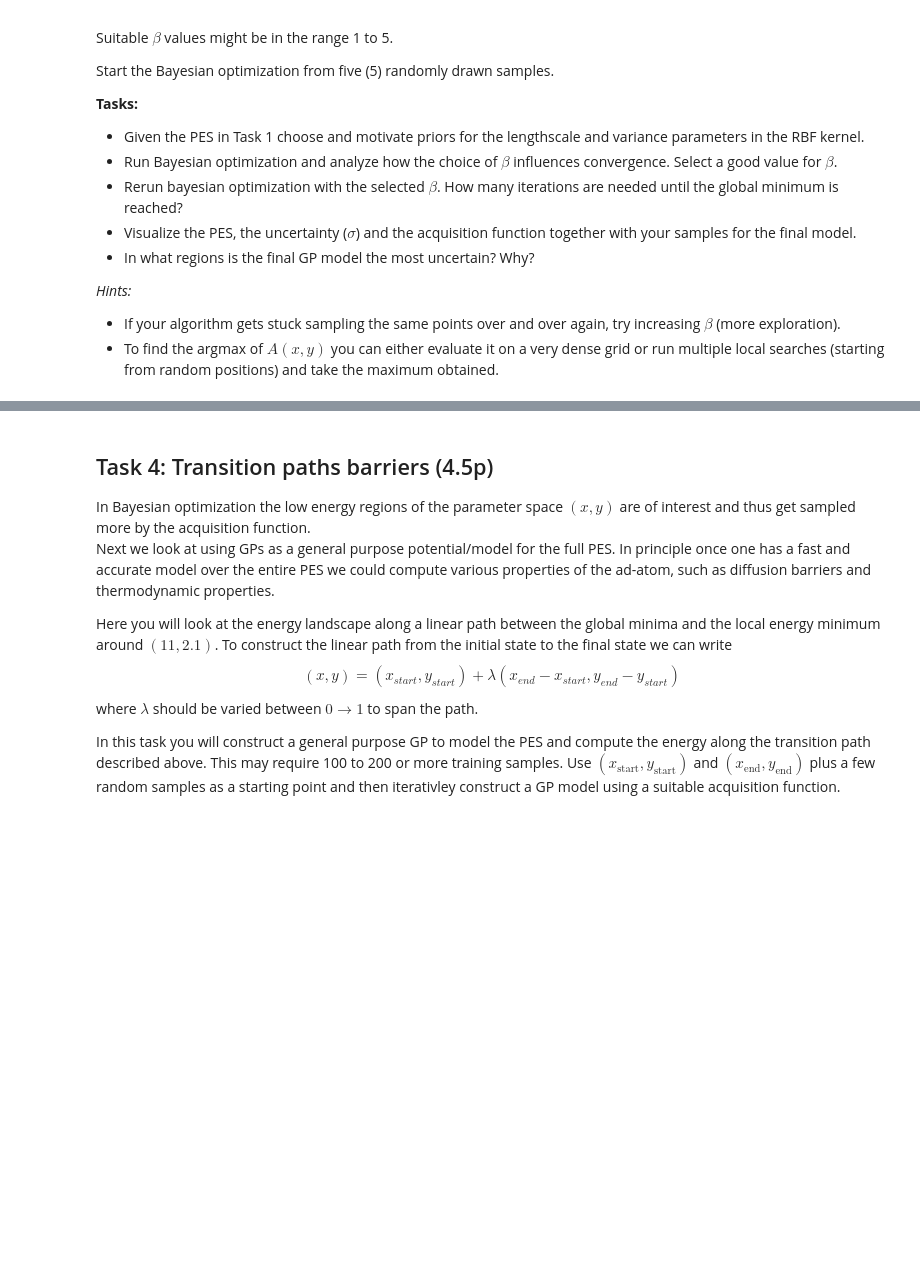
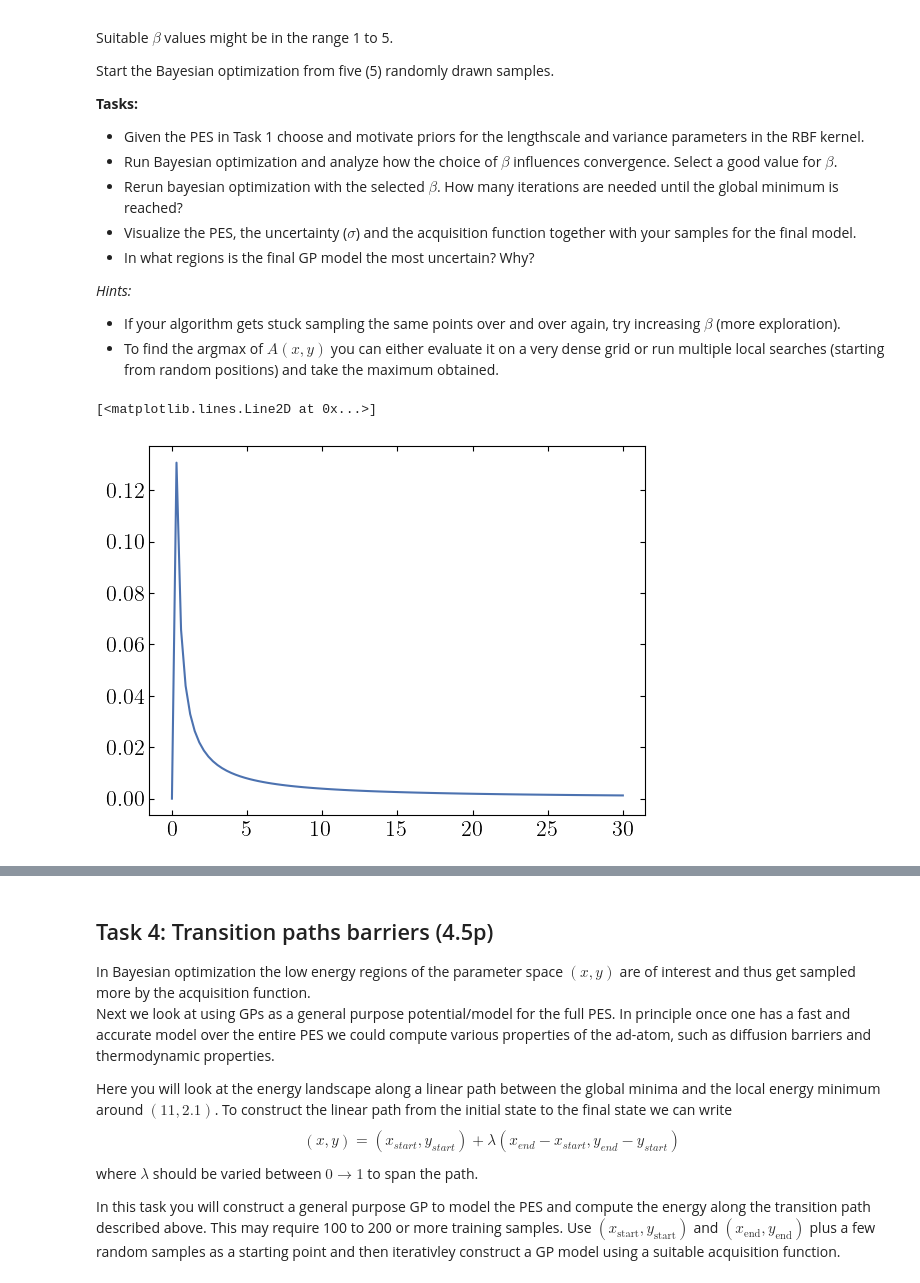
Before and after one commit to j-haralds/Advanced_sim, a Jupyter notebook: project_2b_shared/Jesper_project_2b.ipynb, the cells around one changed output, grey strips where cells are left out. Cells and saved outputs as stored; diff of their text form; code cells hidden in the pictures; blank space fills up the shorter version.

```diff
--- a/project_2b_shared/Jesper_project_2b.ipynb
+++ b/project_2b_shared/Jesper_project_2b.ipynb
@@ -328,6 +331,17 @@ Start the Bayesian optimization from five (5) randomly drawn samples.
 *Hints:*
 * If your algorithm gets stuck sampling the same points over and over again, try increasing $\beta$ (more exploration).
 * To find the argmax of $A(x, y)$ you can either evaluate it on a very dense grid or run multiple local searches (starting from random positions) and take the maximum obtained.
+# %%
+sigma = np.linspace(0, 30, 100)
+l = np.linspace(0, 30, 100)
+sig_pri = scipy.stats.lognorm.pdf(sigma, s=10, scale=1) #
+l_pri = scipy.stats.invgamma.pdf(l, a=1, scale=10)
+
+plt.plot(sigma, sig_pri, label='Prior on $\sigma$')
+# plt.plot(l, l_pri, label='Prior on $l$')
+# %% [output]
+[<matplotlib.lines.Line2D at 0x...>]
+[figure, added]
 # %%
 def get_initial_data(nsamp, x_lim=x_lim, y_lim=y_lim, surface=surface):
     # Initial positions and energy
```
Also changed, not shown: parts of 20 cells of this notebook.
